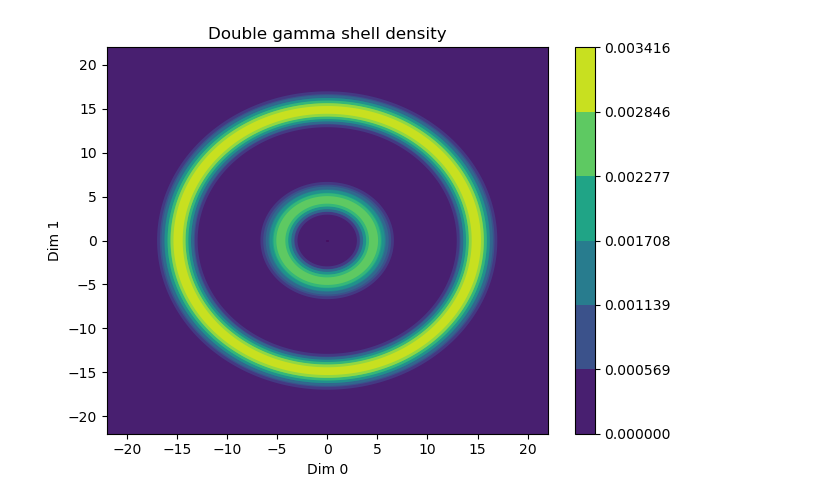
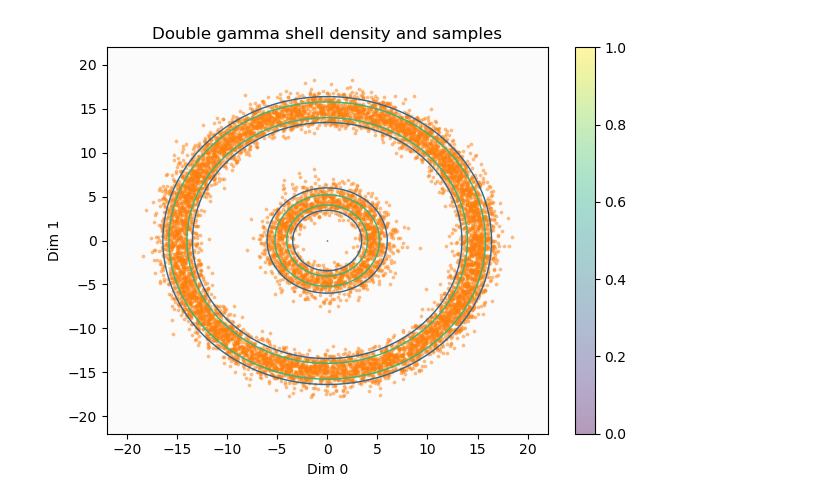
Before and after one commit to davidnabergoj/potentials, a Jupyter notebook: visual_checks/gamma_shells.ipynb, the cells around one changed output. Saved outputs shown, nothing was run; the diff lists cells and outputs as text; code cells hidden in the pictures.

```diff
--- a/visual_checks/gamma_shells.ipynb
+++ b/visual_checks/gamma_shells.ipynb
@@ -6,40 +6,43 @@ import matplotlib.pyplot as plt
 # %%
 resolution = 1500
 
 u_helper = DoubleGammaShell()
+x = u_helper.sample((10000,))
 
 xs = torch.linspace(-22, 22, resolution)
 ys = torch.linspace(-22, 22, resolution)
 xx, yy = torch.meshgrid(xs, ys, indexing="xy")
 xx_flat, yy_flat = xx.ravel(), yy.ravel()
 zz_flat = -u_helper(torch.concat([xx_flat[:, None], yy_flat[:, None]], dim=1))
 zz_flat = zz_flat.exp()
 zz = zz_flat.view_as(xx)
 
 min_level = zz.min()
 max_level = zz.max()
-n_levels = 7
+n_levels = 4
 
 plt.figure()
+plt.contourf(
+    xx.numpy(),
+    yy.numpy(),
+    zz.numpy(),
+    levels=np.linspace(min_level, max_level, n_levels),
+    alpha=0.02
+)
+
 plt.contour(
     xx.numpy(),
     yy.numpy(),
     zz.numpy(),
     levels=np.linspace(min_level, max_level, n_levels),
-    linewidths=2
+    linewidths=1
 )
-plt.contourf(
-    xx.numpy(),
-    yy.numpy(),
-    zz.numpy(),
-    levels=np.linspace(min_level, max_level, n_levels),
-    alpha=1
-)
-plt.title("Double gamma shell density")
+plt.scatter(x[:, 0], x[:, 1], s=3, alpha=0.4, c='tab:orange')
+plt.title("Double gamma shell density and samples")
 plt.xlabel("Dim 0")
 plt.ylabel("Dim 1")
 plt.tight_layout()
 plt.colorbar()
 plt.show()
 # %% [output]
-[figure, old version]
+[figure, new version]
```
